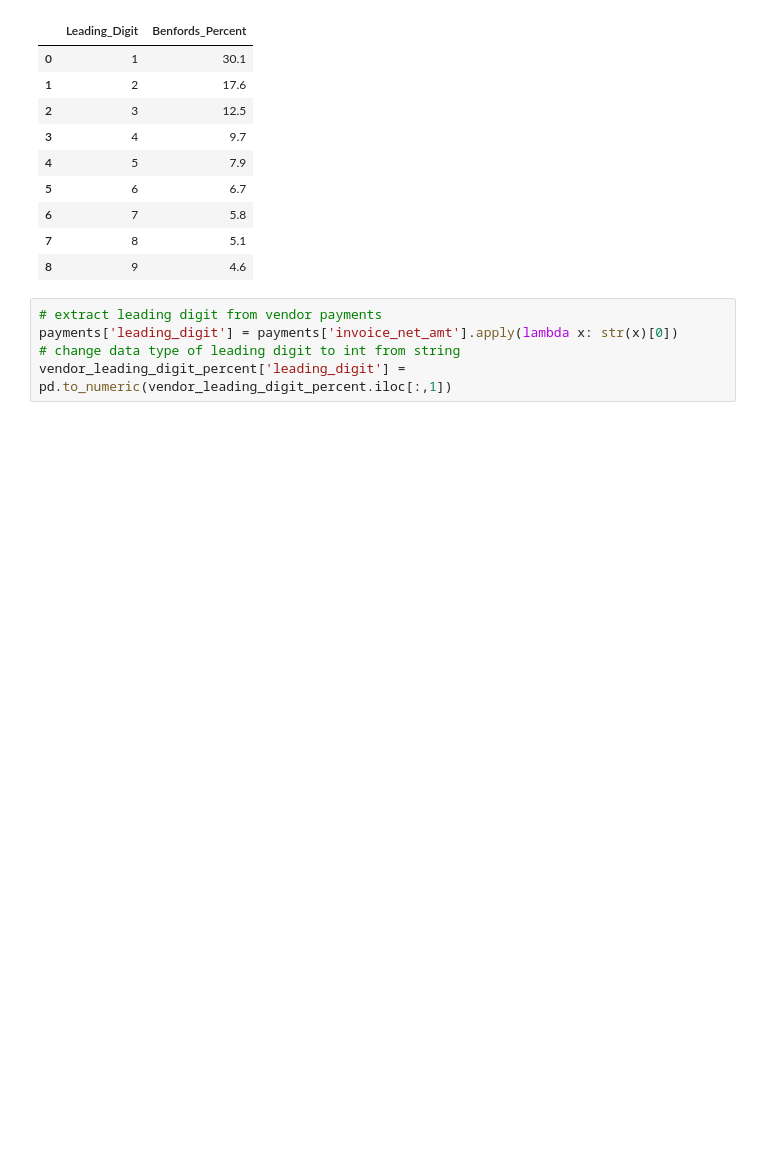
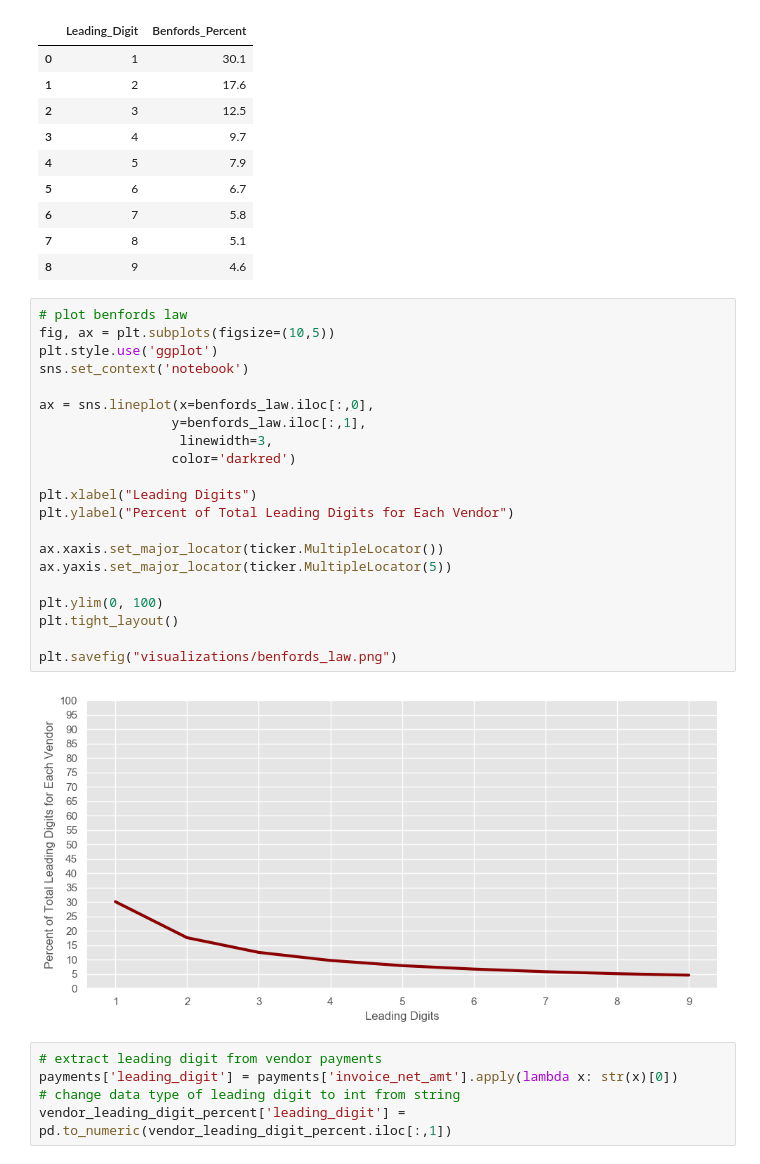
Before and after one commit to mrkjhsn/City-of-Phoenix-Vendor-Payments, a Jupyter notebook: benfords_law_analysis.ipynb, the cells around one changed output. Saved outputs shown, nothing was run; the diff lists cells and outputs as text; blank space fills up the shorter version.

```diff
--- a/benfords_law_analysis.ipynb
+++ b/benfords_law_analysis.ipynb
@@ -45,6 +45,29 @@ benfords_law
 | 6 | 7 | 5.8 |
 | 7 | 8 | 5.1 |
 | 8 | 9 | 4.6 |
+# %%
+# plot benfords law
+fig, ax = plt.subplots(figsize=(10,5))
+plt.style.use('ggplot')
+sns.set_context('notebook')
+
+ax = sns.lineplot(x=benfords_law.iloc[:,0],
+                 y=benfords_law.iloc[:,1],
+                  linewidth=3,
+                 color='darkred')
+
+plt.xlabel("Leading Digits")
+plt.ylabel("Percent of Total Leading Digits for Each Vendor")
+
+ax.xaxis.set_major_locator(ticker.MultipleLocator())
+ax.yaxis.set_major_locator(ticker.MultipleLocator(5))
+
+plt.ylim(0, 100)
+plt.tight_layout()
+
+plt.savefig("visualizations/benfords_law.png")
+# %% [output]
+[figure, added]
 # %%
 # extract leading digit from vendor payments
 payments['leading_digit'] = payments['invoice_net_amt'].apply(lambda x: str(x)[0])
```
Also changed, not shown: parts of 2 cells of this notebook.
